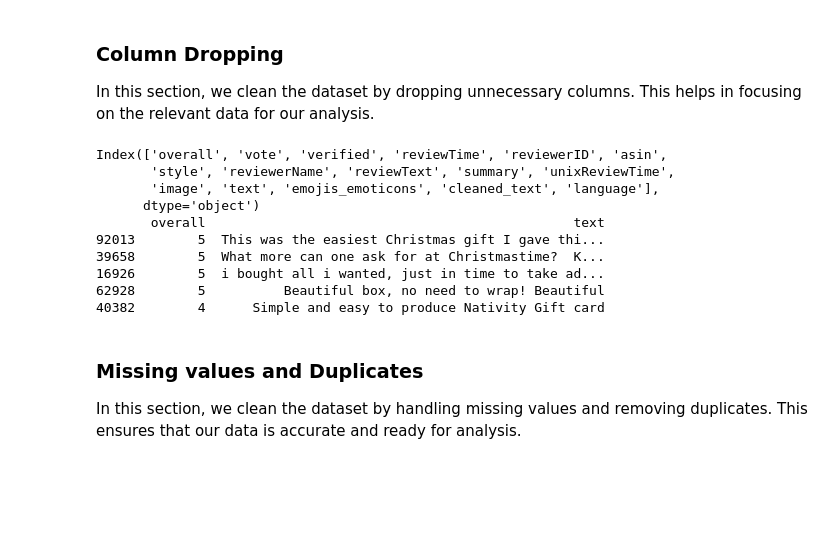
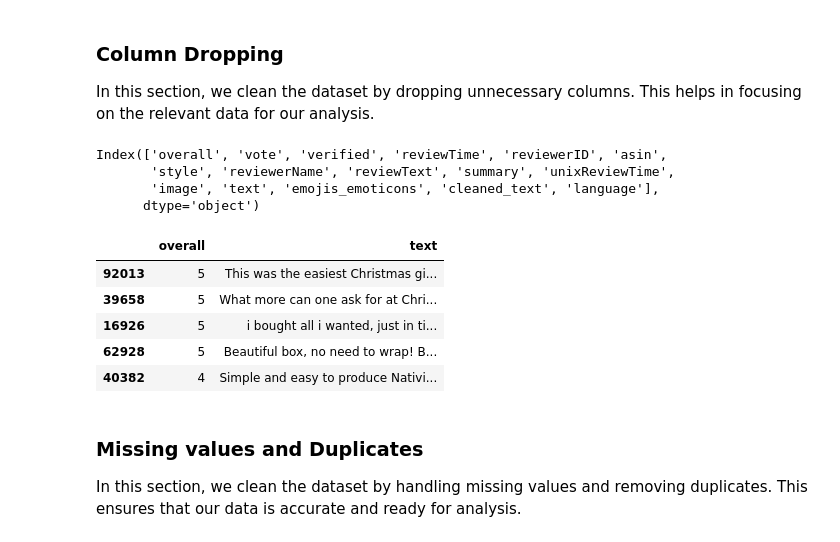
Before and after one commit to Timothy965/COMP262_GROUP5, a Jupyter notebook: COMP262_GROUPPROJECT_PHASE2.ipynb, the cells around one changed output. Saved outputs shown, nothing was run; the diff lists cells and outputs as text; code cells hidden in the pictures; blank space fills up the shorter version.

```diff
--- a/COMP262_GROUPPROJECT_PHASE2.ipynb
+++ b/COMP262_GROUPPROJECT_PHASE2.ipynb
@@ -885,23 +867,23 @@ In this section, we clean the dataset by dropping unnecessary columns. This help
 # %%
 # Print all coloumns in the dataset
 print(data_sample.columns)
 
 # Drop unnecessary columns
 data_sample_copy = data_sample.drop(columns=['vote', 'verified', 'reviewTime', 'reviewerID', 'asin', 'style', 'reviewerName', 'reviewText', 'summary', 'unixReviewTime', 'image', 'emojis_emoticons', 'cleaned_text', 'language'])
 
 # Display the first few rows of the dataset after dropping columns
-print(data_sample_copy.head())
+data_sample_copy.head()
 # %% [output]
 Index(['overall', 'vote', 'verified', 'reviewTime', 'reviewerID', 'asin',
        'style', 'reviewerName', 'reviewText', 'summary', 'unixReviewTime',
        'image', 'text', 'emojis_emoticons', 'cleaned_text', 'language'],
       dtype='object')
-       overall                                               text
-92013        5  This was the easiest Christmas gift I gave thi...
-39658        5  What more can one ask for at Christmastime?  K...
-16926        5  i bought all i wanted, just in time to take ad...
-62928        5          Beautiful box, no need to wrap! Beautiful
-40382        4      Simple and easy to produce Nativity Gift card
+|  | overall | text |
+| 92013 | 5 | This was the easiest Christmas gi... |
+| 39658 | 5 | What more can one ask for at Chri... |
+| 16926 | 5 | i bought all i wanted, just in ti... |
+| 62928 | 5 | Beautiful box, no need to wrap! B... |
+| 40382 | 4 | Simple and easy to produce Nativi... |
 # %% [markdown]
 ### Missing values and Duplicates
 
```
Also changed, not shown: parts of 5 cells of this notebook.
